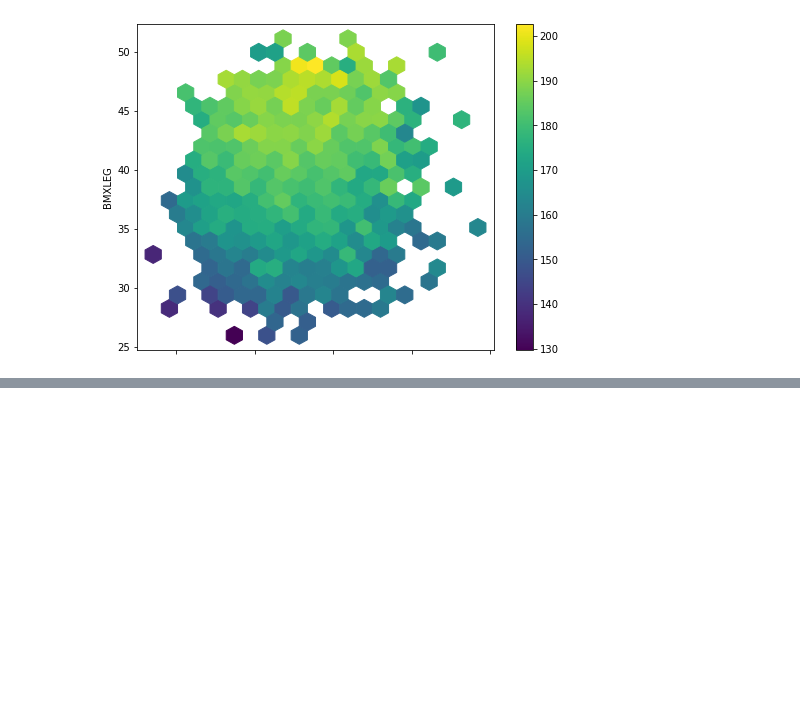
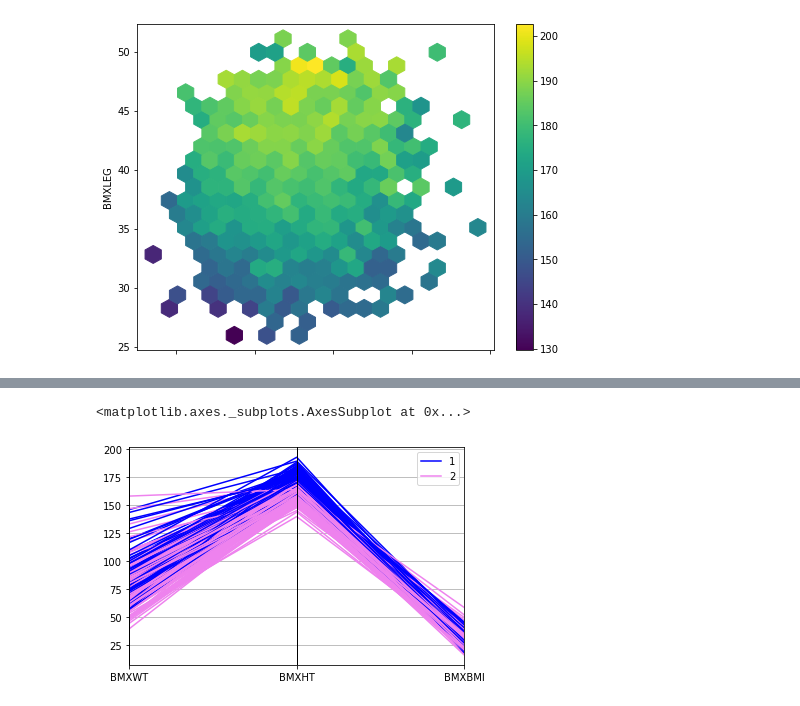
Before and after one commit to MartinXandersson/DataViz, a Jupyter notebook: Pandas.ipynb, the cells around one changed output, grey strips where cells are left out. Saved outputs shown, nothing was run; the diff lists cells and outputs as text; code cells hidden in the pictures; blank space fills up the shorter version.

```diff
--- a/Pandas.ipynb
+++ b/Pandas.ipynb
@@ -215,0 +252,8 @@ df.plot.hexbin(x='BMXARMC', y='BMXLEG', C = 'BMXHT',
+# %%
+# Parallel Coordinates. Check differences between clusters
+# Difference in 3 parameters between men (1) and women (2)
+from pandas.plotting import parallel_coordinates
+parallel_coordinates(df[['BMXWT', 'BMXHT', 'BMXBMI', 'RIAGENDR']].dropna().head(200), 'RIAGENDR', color=['blue', 'violet'])
+# %% [output]
+<matplotlib.axes._subplots.AxesSubplot at 0x...>
+[figure, added]
```
Also changed, not shown: parts of 4 cells of this notebook.
